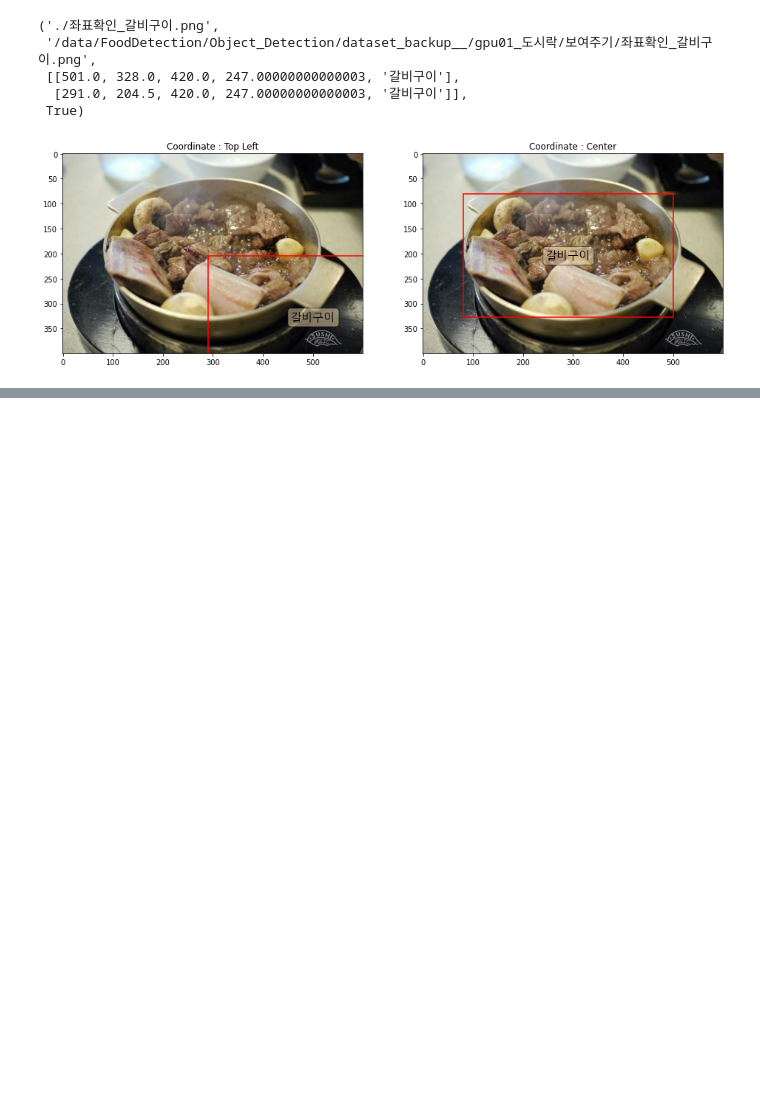
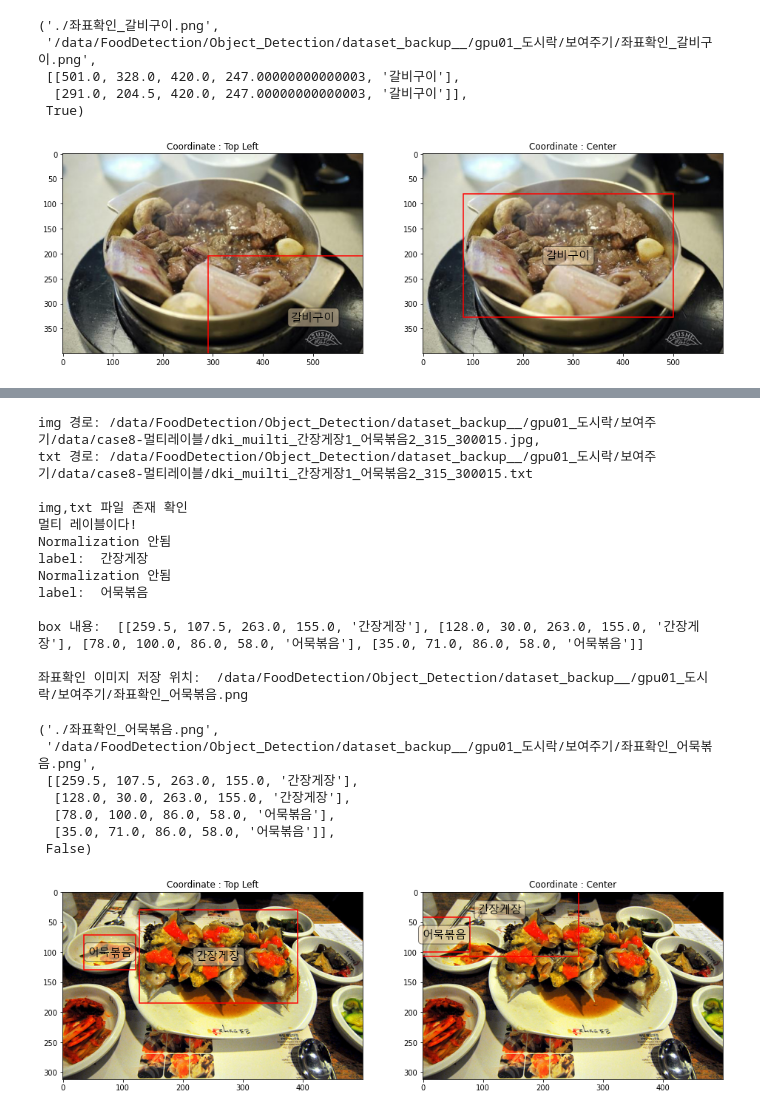
Before and after one commit to K-107/dki, a Jupyter notebook: Food_Detection/220214_txt욜로v5형식변환/change_to_yolov5_input_format.ipynb, the cells around one changed output, grey strips where cells are left out. Drawn from its saved outputs; the diff is of its cells as text; code cells hidden in the pictures; blank space fills up the shorter version.

```diff
--- a/Food_Detection/220214_txt욜로v5형식변환/change_to_yolov5_input_format.ipynb
+++ b/Food_Detection/220214_txt욜로v5형식변환/change_to_yolov5_input_format.ipynb
@@ -388,0 +503,29 @@ box 내용:  [[501.0, 328.0, 420.0, 247.00000000000003, '갈비구이'], [291.0,
+# %%
+# 시각화
+
+img = '/data/FoodDetection/Object_Detection/dataset_backup__/gpu01_도시락/보여주기/data/case8-멀티레이블/dki_muilti_간장게장1_어묵볶음2_315_300015.jpg'
+txt = '/data/FoodDetection/Object_Detection/dataset_backup__/gpu01_도시락/보여주기/data/case8-멀티레이블/dki_muilti_간장게장1_어묵볶음2_315_300015.txt'
+
+imgTxtCheck(img, txt)
+# %% [output]
+img 경로: /data/FoodDetection/Object_Detection/dataset_backup__/gpu01_도시락/보여주기/data/case8-멀티레이블/dki_muilti_간장게장1_어묵볶음2_315_300015.jpg,
+txt 경로: /data/FoodDetection/Object_Detection/dataset_backup__/gpu01_도시락/보여주기/data/case8-멀티레이블/dki_muilti_간장게장1_어묵볶음2_315_300015.txt
+
+img,txt 파일 존재 확인
+멀티 레이블이다!
+Normalization 안됨
+label:  간장게장
+Normalization 안됨
+label:  어묵볶음
+
+box 내용:  [[259.5, 107.5, 263.0, 155.0, '간장게장'], [128.0, 30.0, 263.0, 155.0, '간장게장'], [78.0, 100.0, 86.0, 58.0, '어묵볶음'], [35.0, 71.0, 86.0, 58.0, '어묵볶음']]
+
+좌표확인 이미지 저장 위치:  /data/FoodDetection/Object_Detection/dataset_backup__/gpu01_도시락/보여주기/좌표확인_어묵볶음.png
+('./좌표확인_어묵볶음.png',
+ '/data/FoodDetection/Object_Detection/dataset_backup__/gpu01_도시락/보여주기/좌표확인_어묵볶음.png',
+ [[259.5, 107.5, 263.0, 155.0, '간장게장'],
+  [128.0, 30.0, 263.0, 155.0, '간장게장'],
+  [78.0, 100.0, 86.0, 58.0, '어묵볶음'],
+  [35.0, 71.0, 86.0, 58.0, '어묵볶음']],
+ False)
+[figure, added]
```
Also changed, not shown: parts of 10 cells of this notebook.
